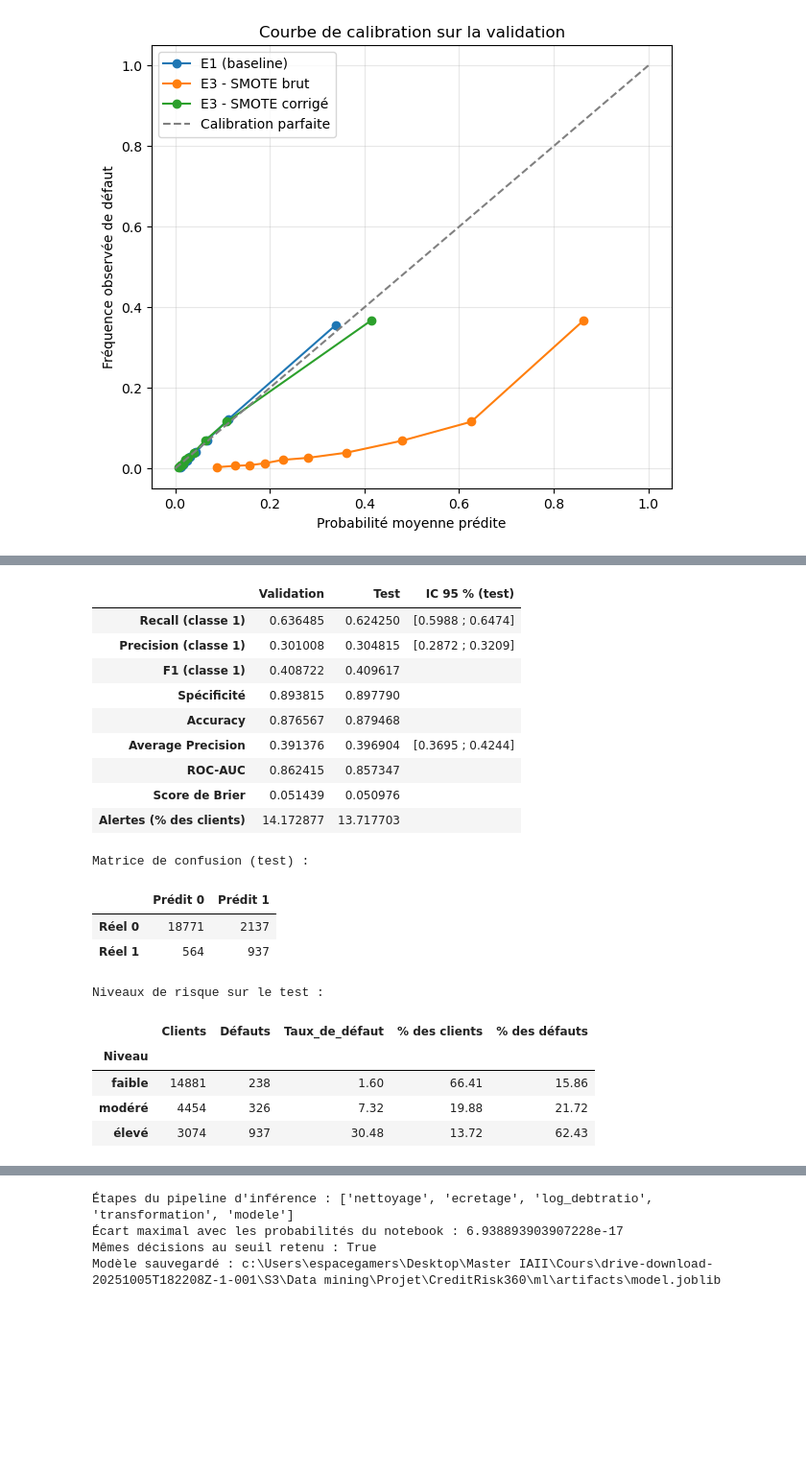
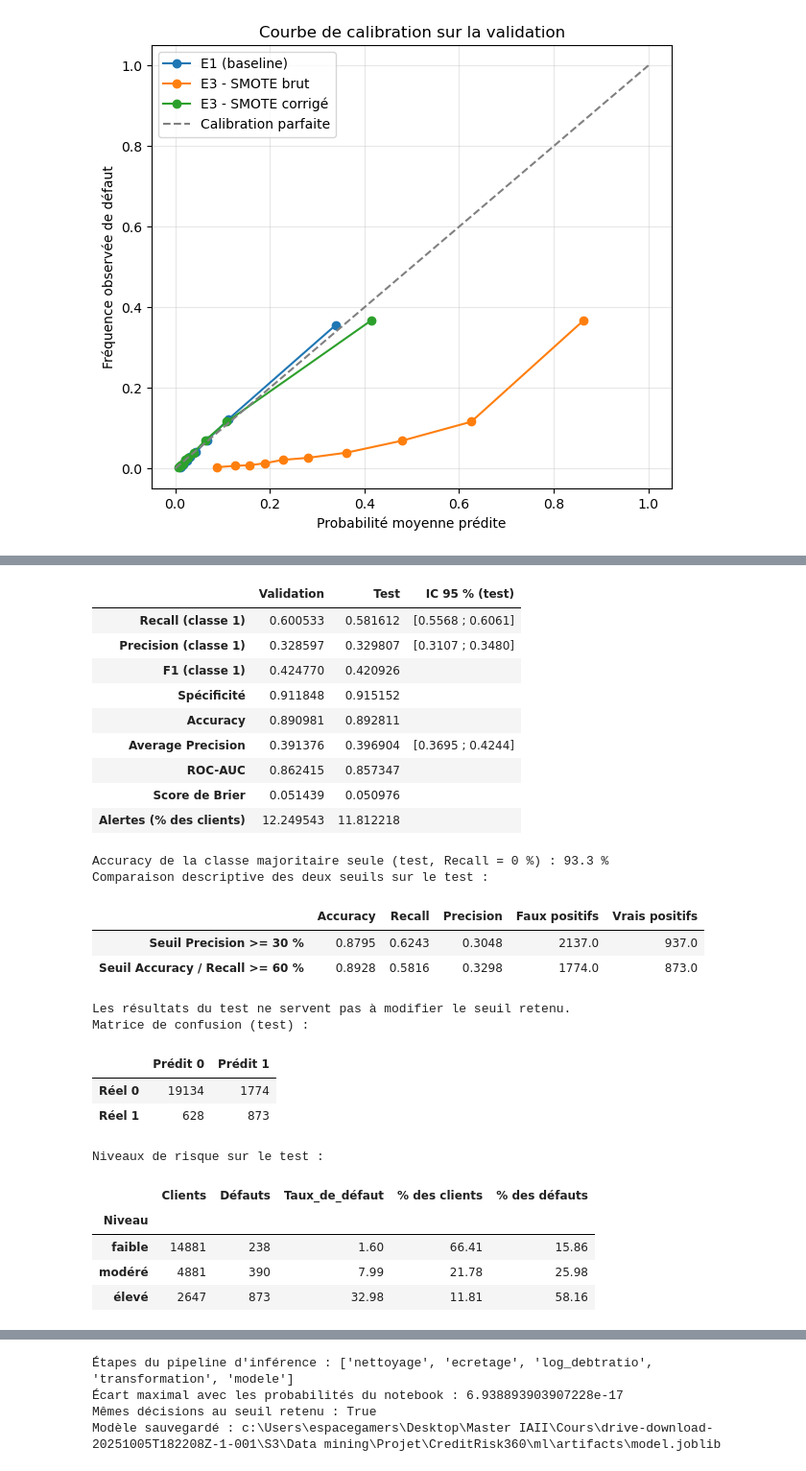
Before and after one commit to omarzinane1/CreditRisk360, a Jupyter notebook: notebooks/credit_scoring.ipynb, the cells around one changed output, grey strips where cells are left out. Shown at 96% size. Drawn from its saved outputs; the diff is of its cells as text; code cells hidden in the pictures; blank space fills up the shorter version.

Commit message:
feat(ml): finalize E3 scoring pipeline and validate model artifacts

```diff
--- a/notebooks/credit_scoring.ipynb
+++ b/notebooks/credit_scoring.ipynb
@@ -4392,6 +4395,7 @@ scores_cv = cross_validate(
              "Recall": "recall"},
     n_jobs=1
 )
+resultats_cv["E1 - Baseline"] = scores_cv
 print("Validation croisée sur le train (moyenne ± écart-type) :")
 for nom_metrique in ["Average Precision", "ROC-AUC", "Recall"]:
     valeurs = scores_cv["test_" + nom_metrique]
@@ -4828,7 +4887,7 @@ for a, b_ in comparaisons:
             "Écart moyen": np.nanmean(ecart),
             "IC 95 % bas": bas,
             "IC 95 % haut": haut,
-            "Écart significatif": "oui" if (bas > 0 or haut < 0) else "non"
+            "IC 95 % exclut 0": "oui" if (bas > 0 or haut < 0) else "non"
         })
 
 print("Écarts entre modèles (bootstrap apparié, 1 000 tirages, validation) :")
@@ -4865,6 +4949,7 @@ Je fixe ensuite le seuil de décision sur la validation selon un critère décla
 # %%
 from sklearn.calibration import calibration_curve
 from sklearn.metrics import brier_score_loss
+from scipy.special import expit, logit
 
 # Modèle final : "E3 - SMOTE" ou "E2 - class_weight"
 MODELE_FINAL = "E3 - SMOTE"
@@ -4880,8 +4965,8 @@ print("Correction ajoutée au logit :", round(decalage, 3))
 
 # 2. Probabilités brutes et corrigées sur la validation
 z_final = modele_final.decision_function(X_val)
-proba_finale_brute = 1 / (1 + np.exp(-z_final))
-proba_finale_corrigee = 1 / (1 + np.exp(-(z_final + decalage)))
+proba_finale_brute = expit(z_final)
+proba_finale_corrigee = expit(z_final + decalage)
 proba_e1 = modeles["E1 - Baseline"].predict_proba(X_val)[:, 1]
 
 versions = {
@@ -5013,12 +5213,15 @@ J'évalue ensuite le modèle final, la correction de prior et le seuil figés su
 # %%
-# Seuil haut : seuil de décision (Precision >= 30 %)
+# Seuil haut : seuil de décision retenu sur la validation
 SEUIL_ELEVE = SEUIL_DECISION
 
 # Seuil bas : plus grand seuil conservant au moins 85 % des défauts au-dessus
 RECALL_MIN_FAIBLE = 0.85
 _, rec_courbe, seuils_courbe = precision_recall_curve(y_val, proba_finale_corrigee)
 rec_courbe = rec_courbe[:-1]
-SEUIL_FAIBLE = float(seuils_courbe[rec_courbe >= RECALL_MIN_FAIBLE][-1])
+seuils_eligibles = seuils_courbe[rec_courbe >= RECALL_MIN_FAIBLE]
+assert len(seuils_eligibles) > 0, "Aucun seuil ne satisfait le Recall minimal."
+SEUIL_FAIBLE = float(seuils_eligibles[-1])
+assert SEUIL_FAIBLE < SEUIL_ELEVE, "Les seuils de risque doivent être ordonnés."
 
 print("Seuil faible / modéré :", round(SEUIL_FAIBLE, 4))
 print("Seuil modéré / élevé  :", round(SEUIL_ELEVE, 4))
@@ -5079,7 +5282,7 @@ def metriques_completes(y, proba, seuil):
 
 # 1. Probabilités corrigées du modèle final sur le TEST (paramètres figés)
 z_test = modele_final.decision_function(X_test)
-proba_test = 1 / (1 + np.exp(-(z_test + DECALAGE_LOGIT)))
+proba_test = expit(z_test + DECALAGE_LOGIT)
 pred_test = (proba_test >= SEUIL_DECISION).astype(int)
 
 # 2. Métriques validation / test
@@ -5107,6 +5310,31 @@ lignes_metriques = [l for l in comparaison.index if l not in ["VP", "FP", "FN",
 print(f"Évaluation finale - {MODELE_FINAL} (seuil = {SEUIL_DECISION:.4f}) :")
 display(comparaison.loc[lignes_metriques])
 
+print("Accuracy de la classe majoritaire seule (test, Recall = 0 %) :",
+      round((1 - y_test.mean()) * 100, 2), "%")
+
+# Comparaison descriptive avec le seuil précédent (également choisi sur la validation)
+m_test_reference = metriques_completes(y_test, proba_test, seuil_reference)
+comparaison_seuils_test = pd.DataFrame({
+    "Seuil Precision >= 30 %": {
+        "Accuracy": m_test_reference["Accuracy"],
+        "Recall": m_test_reference["Recall (classe 1)"],
+        "Precision": m_test_reference["Precision (classe 1)"],
+        "Faux positifs": m_test_reference["FP"],
+        "Vrais positifs": m_test_reference["VP"],
+    },
+    "Seuil Accuracy / Recall >= 60 %": {
+        "Accuracy": m_test["Accuracy"],
+        "Recall": m_test["Recall (classe 1)"],
+        "Precision": m_test["Precision (classe 1)"],
+        "Faux positifs": m_test["FP"],
+        "Vrais positifs": m_test["VP"],
+    }
+}).T
+print("Comparaison descriptive des deux seuils sur le test :")
+display(comparaison_seuils_test.round(4))
+print("Les résultats du test ne servent pas à modifier le seuil retenu.")
+
 print("Matrice de confusion (test) :")
 display(pd.DataFrame(
     [[m_test["VN"], m_test["FP"]], [m_test["FN"], m_test["VP"]]],
@@ -5120,20 +5348,26 @@ display(tableau_par_niveau(y_test, proba_test).round(2))
 |  | Validation | Test | IC 95 % (test) |
-| Recall (classe 1) | 0.636485 | 0.624250 | [0.5988 ; 0.6474] |
-| Precision (classe 1) | 0.301008 | 0.304815 | [0.2872 ; 0.3209] |
-| F1 (classe 1) | 0.408722 | 0.409617 |  |
-| Spécificité | 0.893815 | 0.897790 |  |
-| Accuracy | 0.876567 | 0.879468 |  |
+| Recall (classe 1) | 0.600533 | 0.581612 | [0.5568 ; 0.6061] |
+| Precision (classe 1) | 0.328597 | 0.329807 | [0.3107 ; 0.3480] |
+| F1 (classe 1) | 0.424770 | 0.420926 |  |
+| Spécificité | 0.911848 | 0.915152 |  |
+| Accuracy | 0.890981 | 0.892811 |  |
 | Average Precision | 0.391376 | 0.396904 | [0.3695 ; 0.4244] |
 | ROC-AUC | 0.862415 | 0.857347 |  |
 | Score de Brier | 0.051439 | 0.050976 |  |
-| Alertes (% des clients) | 14.172877 | 13.717703 |  |
+| Alertes (% des clients) | 12.249543 | 11.812218 |  |
-Matrice de confusion (test) :
+Accuracy de la classe majoritaire seule (test, Recall = 0 %) : 93.3 %
+Comparaison descriptive des deux seuils sur le test :
-|  | Prédit 0 | Prédit 1 |
-| Réel 0 | 18771 | 2137 |
-| Réel 1 | 564 | 937 |
+|  | Accuracy | Recall | Precision | Faux positifs | Vrais positifs |
+| Seuil Precision >= 30 % | 0.8795 | 0.6243 | 0.3048 | 2137.0 | 937.0 |
+| Seuil Accuracy / Recall >= 60 % | 0.8928 | 0.5816 | 0.3298 | 1774.0 | 873.0 |
-Niveaux de risque sur le test :
+Les résultats du test ne servent pas à modifier le seuil retenu.
+Matrice de confusion (test) :
-|  | Clients | Défauts | Taux_de_défaut | % des clients | % des défauts |
-| Niveau |  |  |  |  |  |
-| faible | 14881 | 238 | 1.60 | 66.41 | 15.86 |
-| modéré | 4454 | 326 | 7.32 | 19.88 | 21.72 |
-| élevé | 3074 | 937 | 30.48 | 13.72 | 62.43 |
+|  | Prédit 0 | Prédit 1 |
+| Réel 0 | 19134 | 1774 |
+| Réel 1 | 628 | 873 |
+Niveaux de risque sur le test :
+|  | Clients | Défauts | Taux_de_défaut | % des clients | % des défauts |
+| Niveau |  |  |  |  |  |
+| faible | 14881 | 238 | 1.60 | 66.41 | 15.86 |
+| modéré | 4881 | 390 | 7.99 | 21.78 | 25.98 |
+| élevé | 2647 | 873 | 32.98 | 11.81 | 58.16 |
```
Also changed, not shown: parts of 29 cells of this notebook, 7 other files.
